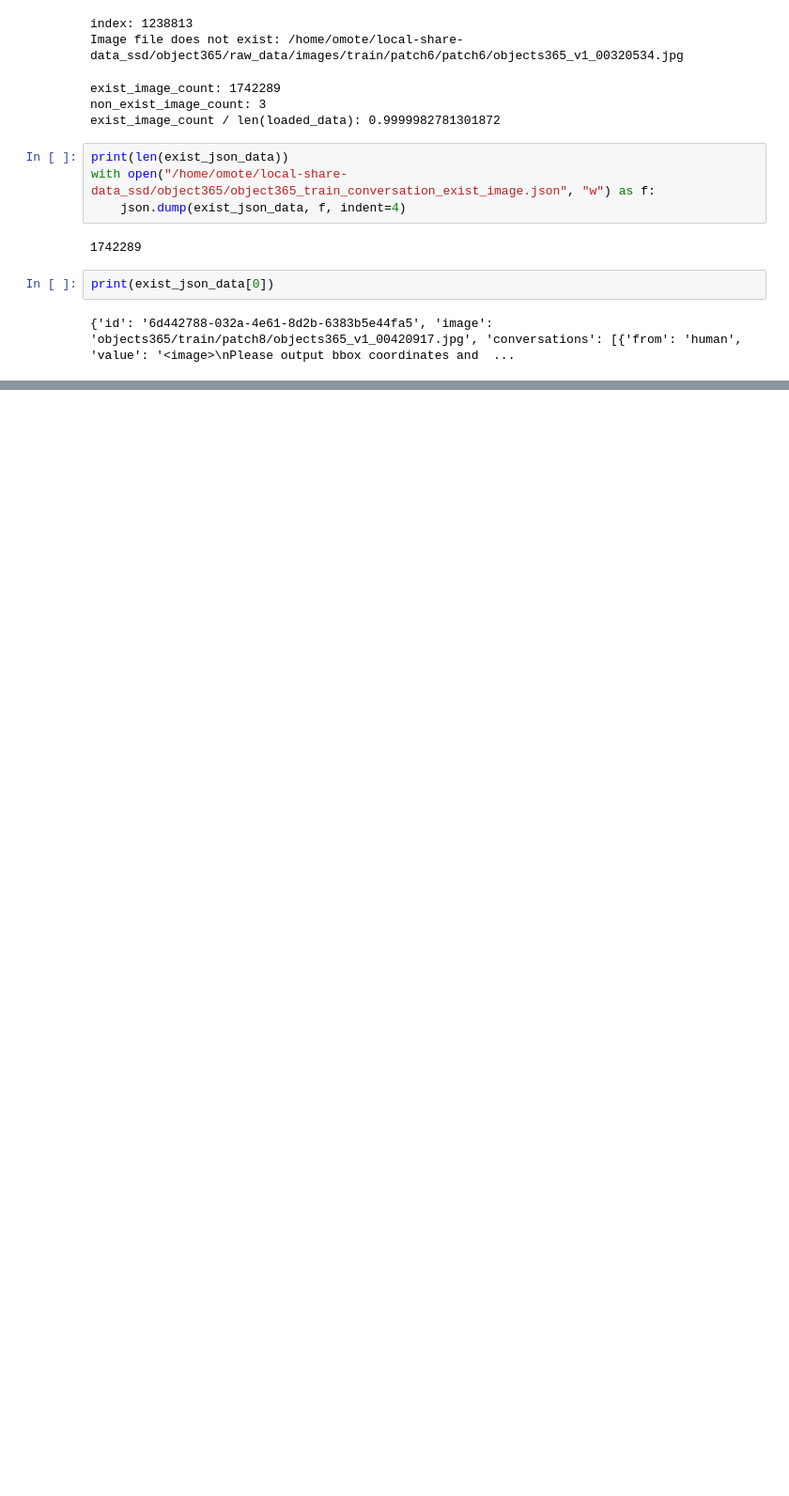
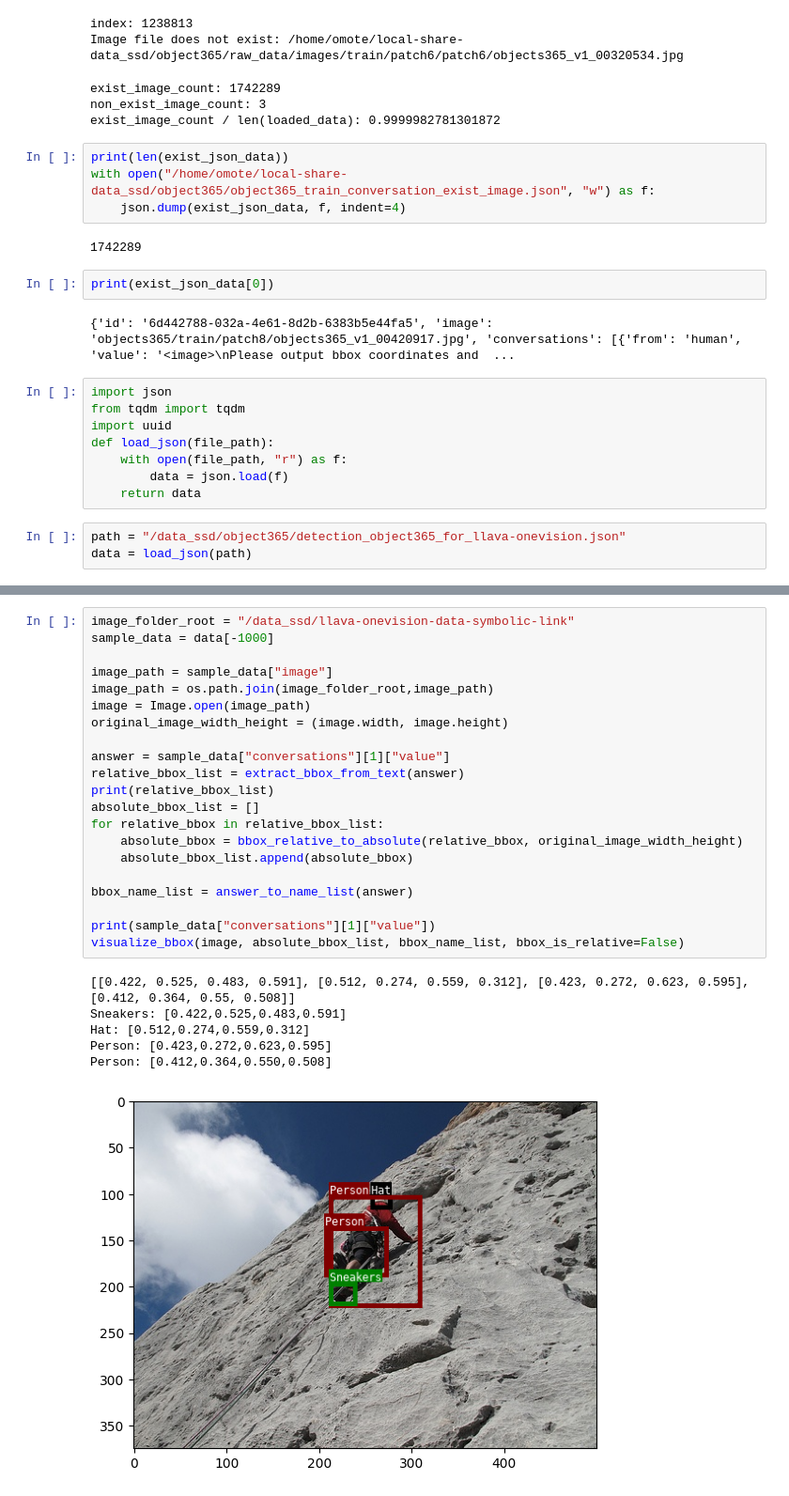
Before and after one commit to hyokonbanwa/iam2-omote, a Jupyter notebook: dataset/objeckt365/object365.ipynb, the cells around one changed output, grey strips where cells are left out. Shown: that part at 94% size. Cells and saved outputs as stored; diff of their text form; blank space fills up the shorter version.

```diff
--- a/dataset/objeckt365/object365.ipynb
+++ b/dataset/objeckt365/object365.ipynb
@@ -306,3 +306,14 @@ print(exist_json_data[0])
+# %%
+import json
+from tqdm import tqdm
+import uuid
+def load_json(file_path):
+    with open(file_path, "r") as f:
+        data = json.load(f)
+    return data
+# %%
+path = "/data_ssd/object365/detection_object365_for_llava-onevision.json"
+data = load_json(path)
 # %%
 import imgviz
 import numpy as np
@@ -381,0 +386,28 @@ Sneakers: [0.682,0.843,0.848,0.900]
+# %%
+image_folder_root = "/data_ssd/llava-onevision-data-symbolic-link"
+sample_data = data[-1000]
+
+image_path = sample_data["image"]
+image_path = os.path.join(image_folder_root,image_path)
+image = Image.open(image_path)
+original_image_width_height = (image.width, image.height)
+
+answer = sample_data["conversations"][1]["value"]
+relative_bbox_list = extract_bbox_from_text(answer)
+print(relative_bbox_list)
+absolute_bbox_list = []
+for relative_bbox in relative_bbox_list:
+    absolute_bbox = bbox_relative_to_absolute(relative_bbox, original_image_width_height)
+    absolute_bbox_list.append(absolute_bbox)
+
+bbox_name_list = answer_to_name_list(answer)
+
+print(sample_data["conversations"][1]["value"])
+visualize_bbox(image, absolute_bbox_list, bbox_name_list, bbox_is_relative=False)
+# %% [output]
+[[0.422, 0.525, 0.483, 0.591], [0.512, 0.274, 0.559, 0.312], [0.423, 0.272, 0.623, 0.595], [0.412, 0.364, 0.55, 0.508]]
+Sneakers: [0.422,0.525,0.483,0.591]
+Hat: [0.512,0.274,0.559,0.312]
+Person: [0.423,0.272,0.623,0.595]
+Person: [0.412,0.364,0.550,0.508]
+[figure, added]
```
Also changed, not shown: parts of 1 cell of this notebook, 12 other files.
